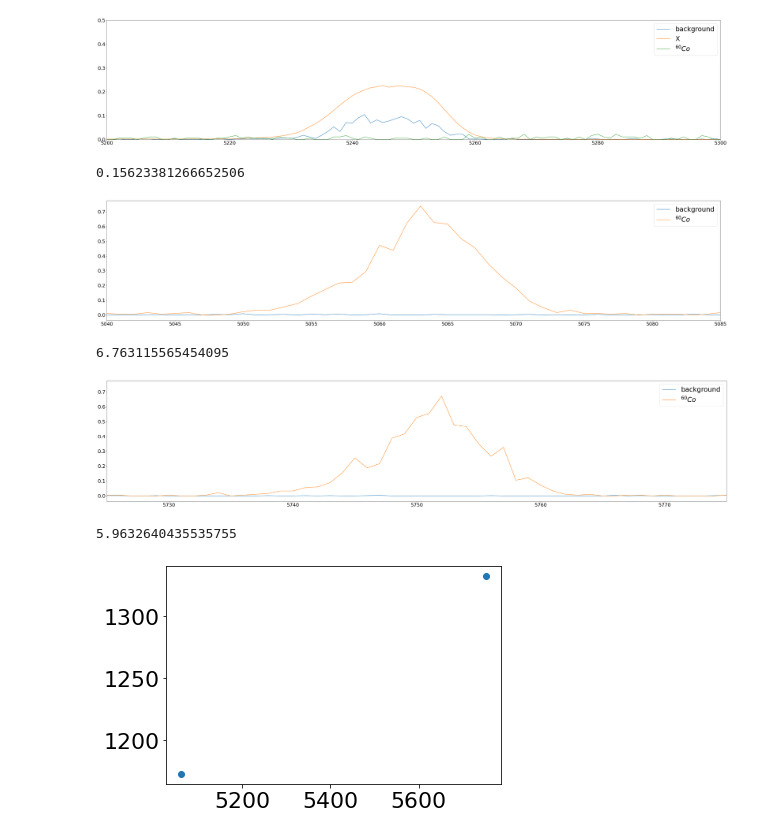
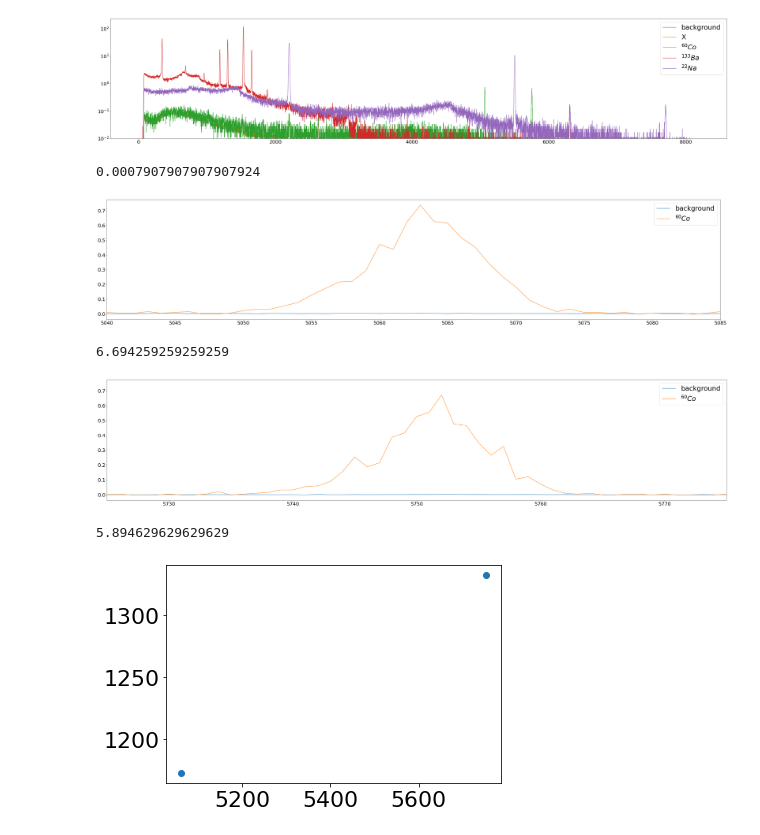
Before and after one commit to callum-mccracken/GRIDS_2022, a Jupyter notebook: HPGe/plot_FinalSpectra.ipynb, the cells around one changed output. Cells and saved outputs as stored; diff of their text form; code cells hidden in the pictures.

```diff
--- a/HPGe/plot_FinalSpectra.ipynb
+++ b/HPGe/plot_FinalSpectra.ipynb
@@ -33,46 +33,46 @@ def live_time(spe_filename):
 channels = np.arange(0, N_CHANNELS, 1)
 
 
-spectrum_co60 = read('final_runs/frun3_co60_live180s.Spe')
-spectrum_ba133 = read('final_runs/frun1_ba133_live180s.Spe')
-spectrum_na22 = read('final_runs/frun2_na22_live180s.Spe')
-spectrum_x = read('run7_mystery_source.Spe')
+spectrum_co60 = read('data/frun3_co60_live180s.Spe')
+spectrum_ba133 = read('data/frun1_ba133_live180s.Spe')
+spectrum_na22 = read('data/frun2_na22_live180s.Spe')
+spectrum_x = read('data/frun4_source_live5400s.Spe')
 
 #old
-spectrum_bkg = read('run3_background.Spe')
+spectrum_bkg = read('data/frun5_bkg_live5400s.Spe')
 
-live_time_co60 = live_time('final_runs/frun3_co60_live180s.Spe')
-live_time_ba133 = live_time('final_runs/frun1_ba133_live180s.Spe')
-live_time_na22 = live_time('final_runs/frun2_na22_live180s.Spe')
-live_time_x = live_time('run7_mystery_source.Spe')
-live_time_bkg = live_time('run3_background.Spe')
+live_time_co60 = live_time('data/frun3_co60_live180s.Spe')
+live_time_ba133 = live_time('data/frun1_ba133_live180s.Spe')
+live_time_na22 = live_time('data/frun2_na22_live180s.Spe')
+live_time_x = live_time('data/frun4_source_live5400s.Spe')
+live_time_bkg = live_time('data/frun5_bkg_live5400s.Spe')
 # %%
 plt.figure(figsize=(50, 10))
 
-plt.plot(spectrum_bkg/live_time_bkg, label=r'background')
-plt.plot(spectrum_x/live_time_x, label=r'X')
-plt.plot(spectrum_co60/live_time_co60, label=r'$^{60}Co$')
-#plt.plot(spectrum_ba133/live_time_ba133, label=r'$^{133}Ba$')
-#plt.plot(spectrum_na22/live_time_na22, label=r'$^{22}Na$')
-plt.ylim(0,0.5)
-plt.xlim(5200,5300)
+plt.semilogy(spectrum_bkg/live_time_bkg, label=r'background')
+plt.semilogy(spectrum_x/live_time_x, label=r'X')
+plt.semilogy(spectrum_co60/live_time_co60, label=r'$^{60}Co$')
+plt.semilogy(spectrum_ba133/live_time_ba133, label=r'$^{133}Ba$')
+plt.semilogy(spectrum_na22/live_time_na22, label=r'$^{22}Na$')
+plt.ylim(0.01)
+# plt.xlim(5200,5300)
 plt.legend(fontsize=30)
 plt.show()
 
 def activity(sample_spectrum, sample_live_time, peak_channel_range):
     start, stop = peak_channel_range
     step = 1  # channels are spaced by 1
     bkg_integral = np.sum(spectrum_bkg[start:stop]/live_time_bkg) * step
     smp_integral = np.sum(sample_spectrum[start:stop]/sample_live_time) * step
     return smp_integral - bkg_integral
 
 sample_weight = 18.5  # g
 x_activity = activity(spectrum_x, live_time_x, (5220, 5270))
 activity_per_g = x_activity / sample_weight
 print(activity_per_g)
 # %% [output]
-[figure, old version]
+[figure, new version]
-0.15623381266652506
+0.0007907907907907924
 # %%
 # activity for other known lines
 
@@ -91,7 +91,7 @@ activity_peak_1 = activity(spectrum_co60, live_time_co60, peak_range_1)
 print(activity_peak_1)
 # %% [output]
 [figure]
-6.763115565454095
+6.694259259259259
 # %%
 plt.figure(figsize=(50, 10))
 plt.plot(spectrum_bkg/live_time_bkg, label=r'background')
@@ -106,7 +106,7 @@ activity_peak_2 = activity(spectrum_co60, live_time_co60, peak_range_2)
 print(activity_peak_2)
 # %% [output]
 [figure]
-5.9632640435535755
+5.894629629629629
 # %%
 peaks = [
     # (channel, keV) -- manually identified
```
Also changed, not shown: parts of 9 cells of this notebook.
